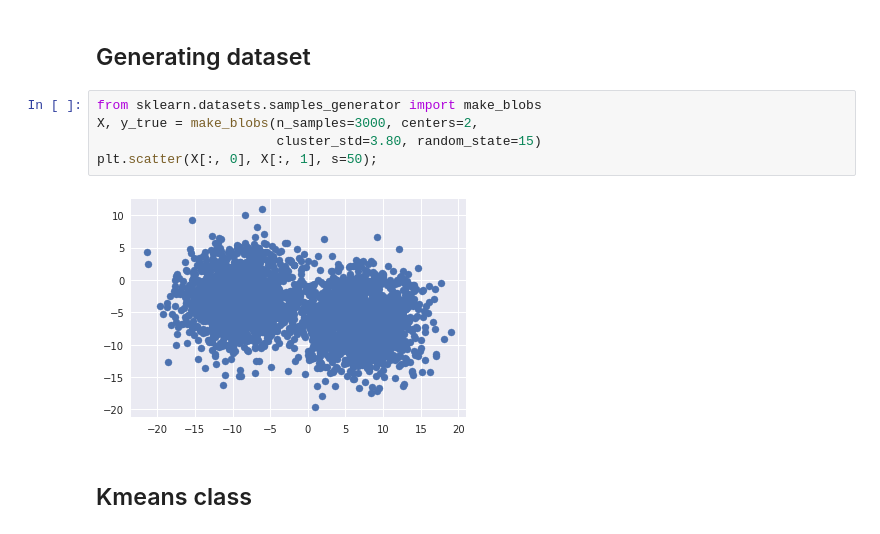
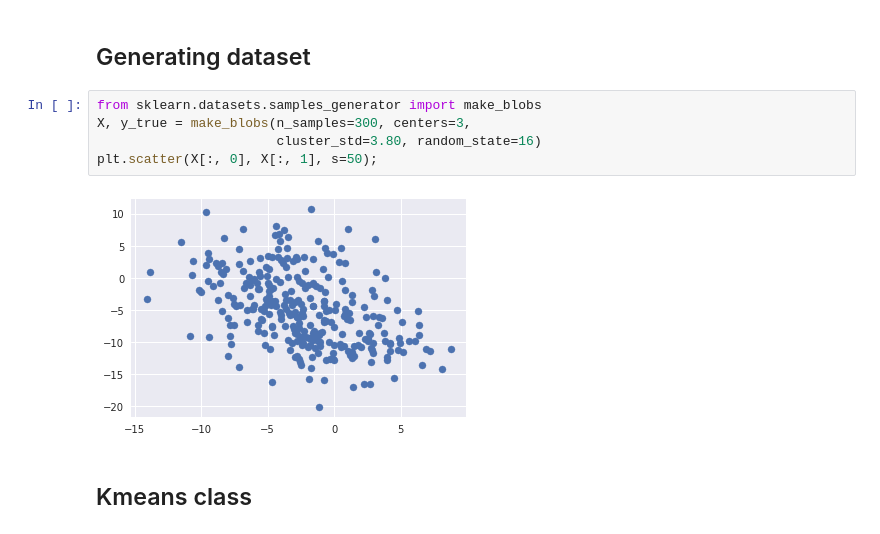
Before and after one commit to ViniciusAyres/kmeans, a Jupyter notebook: my-kmeans.ipynb, the cells around one changed output. Cells and saved outputs as stored; diff of their text form.

```diff
--- a/my-kmeans.ipynb
+++ b/my-kmeans.ipynb
@@ -8,11 +8,11 @@ import random
 ## Generating dataset
 # %%
 from sklearn.datasets.samples_generator import make_blobs
-X, y_true = make_blobs(n_samples=3000, centers=2,
-                       cluster_std=3.80, random_state=15)
+X, y_true = make_blobs(n_samples=300, centers=3,
+                       cluster_std=3.80, random_state=16)
 plt.scatter(X[:, 0], X[:, 1], s=50);
 # %% [output]
-[figure, old version]
+[figure, new version]
 # %% [markdown]
 ## Kmeans class
 # %%
```
Also changed, not shown: parts of 4 cells of this notebook.
